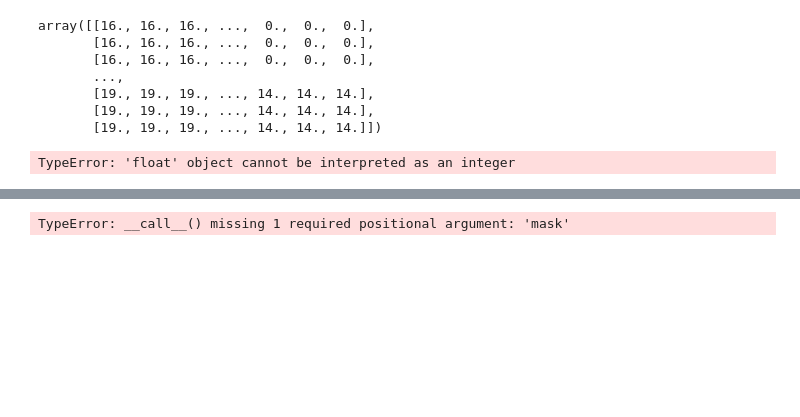
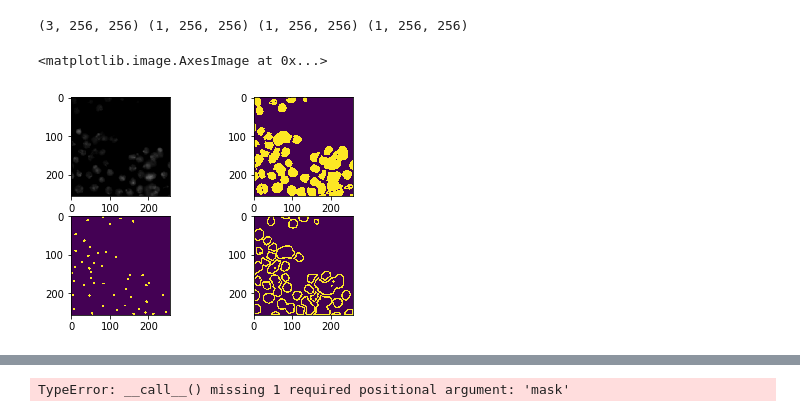
Before and after one commit to stas6626/bowl, a Jupyter notebook: Untitled.ipynb, the cells around one changed output, grey strips where cells are left out. Saved outputs shown, nothing was run; the diff lists cells and outputs as text; code cells hidden in the pictures; blank space fills up the shorter version.

```diff
--- a/Untitled.ipynb
+++ b/Untitled.ipynb
@@ -81,10 +154,10 @@ t.save(test, TEST_PATH)
 train_data = t.load(TRAIN_PATH)
 test = t.load(TEST_PATH)
 # %%
-shapes0 =[]
-shapes1 =[]
-for i,mask in enumerate(test):
-    if mask["img"].numpy().shape[0]%32 != 0:
-        shapes0.append(mask["img"].numpy().shape[0])
-    if mask["img"].numpy().shape[1]%32 != 0:
-        shapes1.append(mask["img"].numpy().shape[1])
+bad = []
+for i, mask in enumerate(test):
+    if mask["img"].numpy().shape[0]%32 != 0 or mask["img"].numpy().shape[1]%32 != 0:
+        bad.append((i, mask["img"].numpy().shape))
+for i, mask in enumerate(train_data):
+    if mask["img"].numpy().shape[0]%32 != 0 or mask["img"].numpy().shape[1]%32 != 0:
+        bad.append((i, mask["img"].numpy().shape))
@@ -103,10 +163,0 @@ set(shapes1)
-# %%
-train_data[7]["mask"].numpy()
-# %% [output]
-array([[16., 16., 16., ...,  0.,  0.,  0.],
-       [16., 16., 16., ...,  0.,  0.,  0.],
-       [16., 16., 16., ...,  0.,  0.,  0.],
-       ...,
-       [19., 19., 19., ..., 14., 14., 14.],
-       [19., 19., 19., ..., 14., 14., 14.],
-       [19., 19., 19., ..., 14., 14., 14.]])
@@ -143,7 +232,7 @@ class Dataset():
 # %%
 train_transform = DualCompose([
-        DoubleTrans(UnetTansformation()),
-        RandomAugment(RandomCrop()),
+        #DoubleTrans(UnetTansformation()),
+        #RandomAugment(RandomCrop()),
         #ImageOnly(Normalize()),
         ShiftScaleRotate(),
         HorizontalFlip(),
@@ -151,7 +240,7 @@ train_transform = DualCompose([
         ImageOnly(RandomHueSaturationValue()),
         ImageOnly(RandomBrightness()),
         ImageOnly(RandomContrast()),
-        RandomAugment(ImageOnly(Normalize())),
+        #RandomAugment(ImageOnly(Normalize())),
         Reshape(),
     ])
 
@@ -160,16 +249,22 @@ val_transform = DualCompose([
         ImageOnly(Normalize()),
     ])
 # %%
-train_dataset = Dataset(train_data[:600], transform=train_transform)
-valid_dataset = Dataset(train_data[600:], transform=val_transform, mode="val")
+train_dataset = Dataset(TRAIN_DIR,train_ids, transform=train_transform)
+#valid_dataset = Dataset(TEST_DIR, transform=val_transform, mode="val")
 
 trainloader = t.utils.data.DataLoader(train_dataset, batch_size = 32, shuffle = True, num_workers=16)
-validloader = t.utils.data.DataLoader(valid_dataset, batch_size = 32, shuffle = True, num_workers=16)
+#validloader = t.utils.data.DataLoader(valid_dataset, batch_size = 32, shuffle = True, num_workers=16)
 # %%
-img, mask = train_dataset[7]
-plt.subplot(211)
-plt.imshow(img.permute(1,2,0).numpy())
-plt.subplot(212)
-plt.imshow(mask[0].numpy())
+em = train_dataset[7]
+plt.subplot(221)
+plt.imshow(em[[0,1,2]].permute(1,2,0).numpy())
+plt.subplot(222)
+plt.imshow(em[3].numpy())
+plt.subplot(223)
+plt.imshow(em[4].numpy())
+plt.subplot(224)
+plt.imshow(em[5].numpy())
 # %% [output]
-TypeError: 'float' object cannot be interpreted as an integer
+(3, 256, 256) (1, 256, 256) (1, 256, 256) (1, 256, 256)
+<matplotlib.image.AxesImage at 0x...>
+[figure, added]
```
Also changed, not shown: parts of 14 cells of this notebook, 1 other file.
